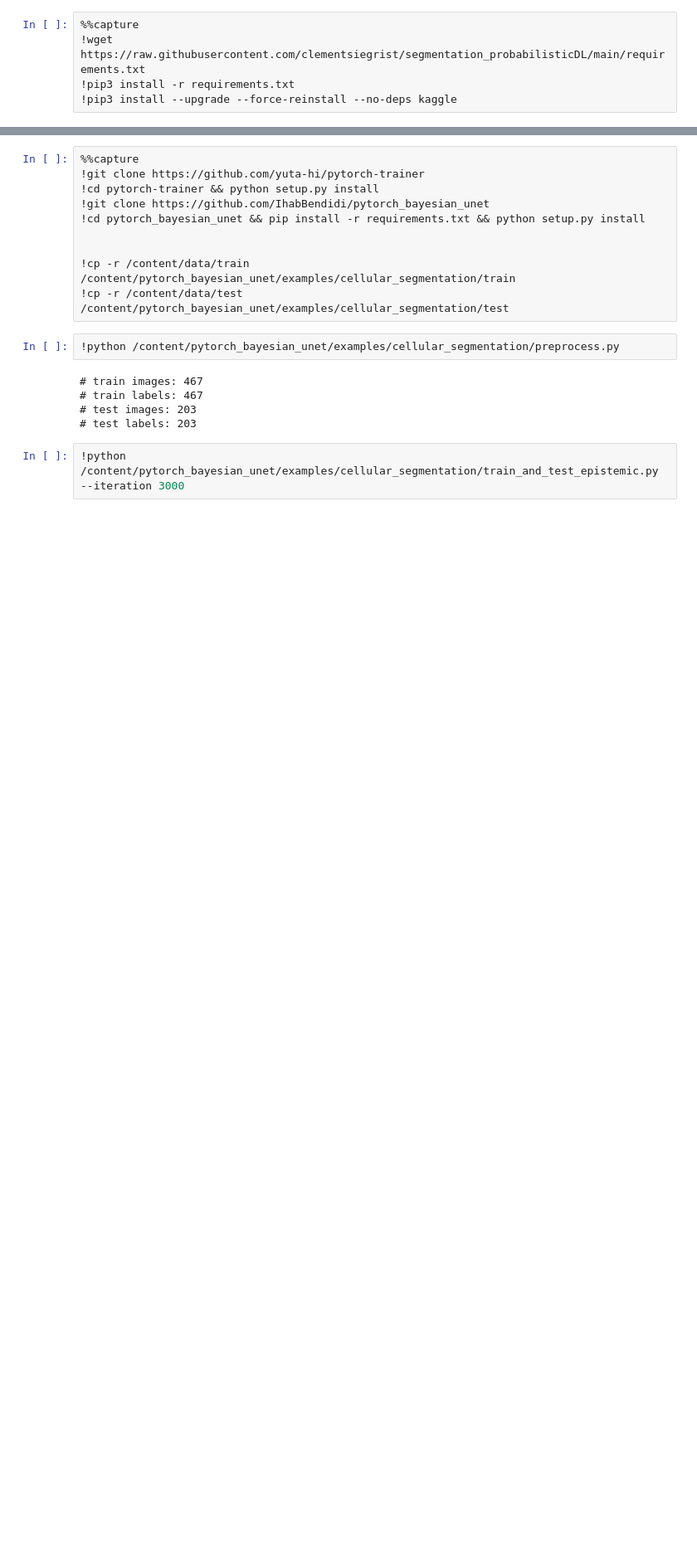
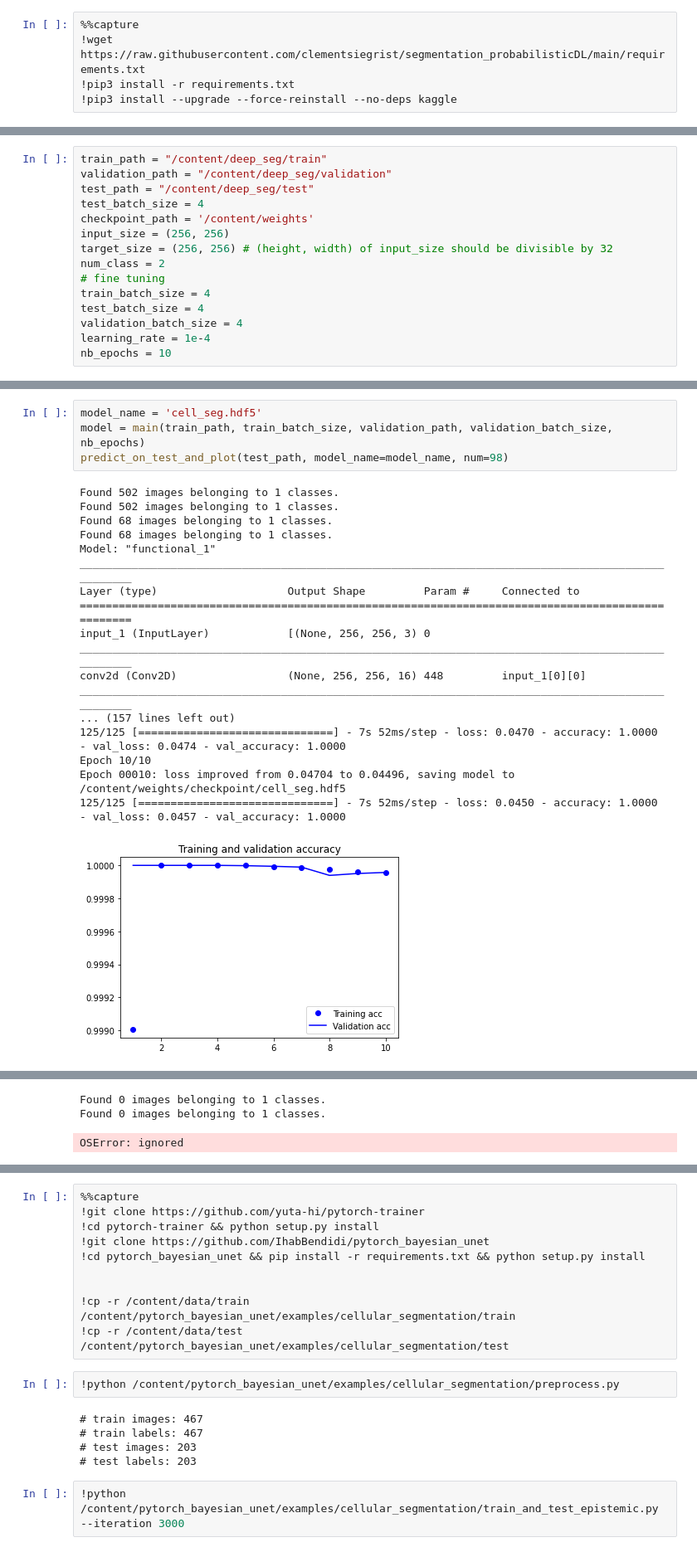
Before and after one commit to clementsiegrist/NucleiSegBayesiaNeuralNet, a Jupyter notebook: bayesiannet_segmentation.ipynb, the cells around one changed output, grey strips where cells are left out. Shown: that part at 83% size. Saved outputs shown, nothing was run; the diff lists cells and outputs as text; blank space fills up the shorter version.

```diff
--- a/bayesiannet_segmentation.ipynb
+++ b/bayesiannet_segmentation.ipynb
@@ -29 +19,16 @@ with open('/root/.kaggle/kaggle.json', 'w') as file:
+# %%
+train_path = "/content/deep_seg/train"
+validation_path = "/content/deep_seg/validation"
+test_path = "/content/deep_seg/test"
+test_batch_size = 4
+checkpoint_path = '/content/weights'
+input_size = (256, 256)
+target_size = (256, 256) # (height, width) of input_size should be divisible by 32
+num_class = 2
+# fine tuning
+train_batch_size = 4
+test_batch_size = 4
+validation_batch_size = 4
+learning_rate = 1e-4
+nb_epochs = 10
 # %%
@@ -33,0 +47,23 @@ from google.colab.patches import cv2_imshow
+# %%
+model_name = 'cell_seg.hdf5'
+model = main(train_path, train_batch_size, validation_path, validation_batch_size, nb_epochs)
+predict_on_test_and_plot(test_path, model_name=model_name, num=98)
+# %% [output]
+Found 502 images belonging to 1 classes.
+Found 502 images belonging to 1 classes.
+Found 68 images belonging to 1 classes.
+Found 68 images belonging to 1 classes.
+Model: "functional_1"
+__________________________________________________________________________________________________
+Layer (type)                    Output Shape         Param #     Connected to
+==================================================================================================
+input_1 (InputLayer)            [(None, 256, 256, 3) 0
+__________________________________________________________________________________________________
+conv2d (Conv2D)                 (None, 256, 256, 16) 448         input_1[0][0]
+__________________________________________________________________________________________________
+... (157 lines left out)
+125/125 [==============================] - 7s 52ms/step - loss: 0.0470 - accuracy: 1.0000 - val_loss: 0.0474 - val_accuracy: 1.0000
+Epoch 10/10
+Epoch 00010: loss improved from 0.04704 to 0.04496, saving model to /content/weights/checkpoint/cell_seg.hdf5
+125/125 [==============================] - 7s 52ms/step - loss: 0.0450 - accuracy: 1.0000 - val_loss: 0.0457 - val_accuracy: 1.0000
+[figure, added]
@@ -33,0 +71,3 @@ from google.colab.patches import cv2_imshow
+Found 0 images belonging to 1 classes.
+Found 0 images belonging to 1 classes.
+OSError: ignored
```
Also changed, not shown: parts of 8 cells of this notebook.
